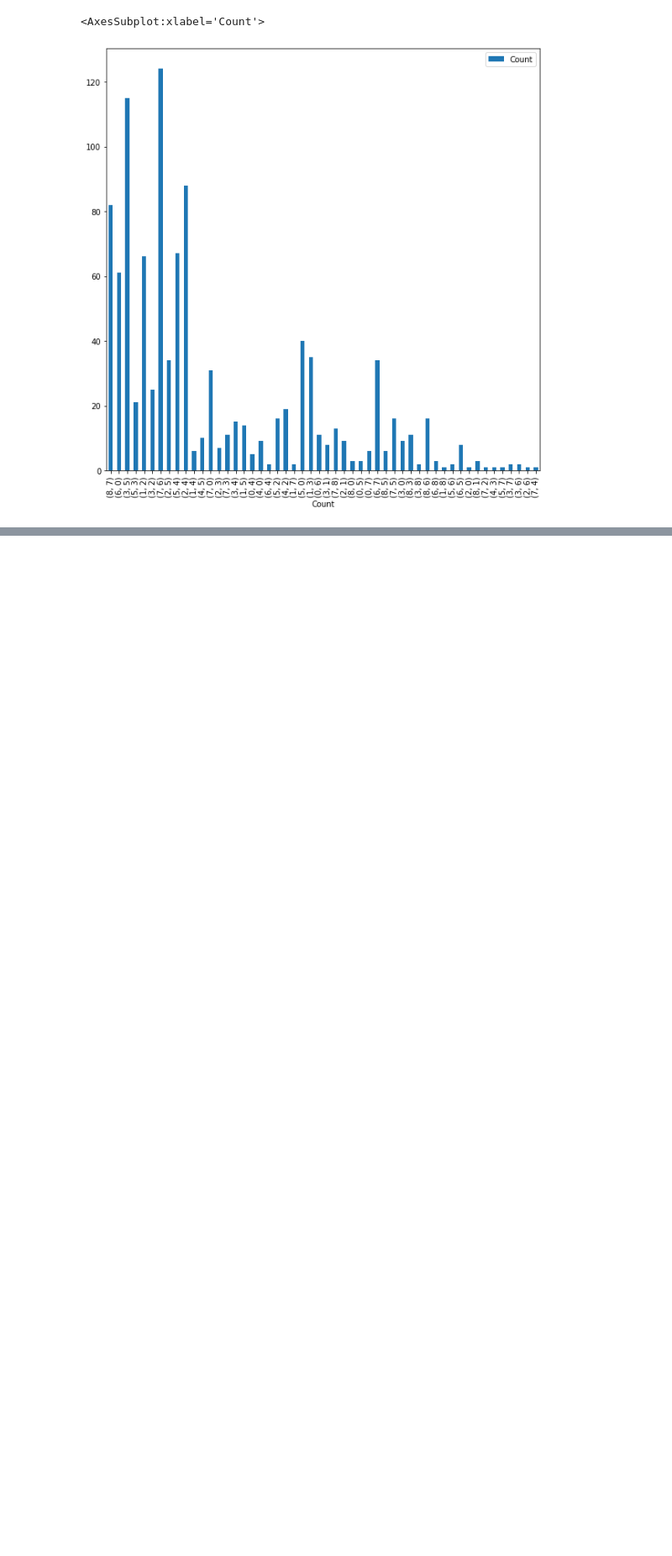
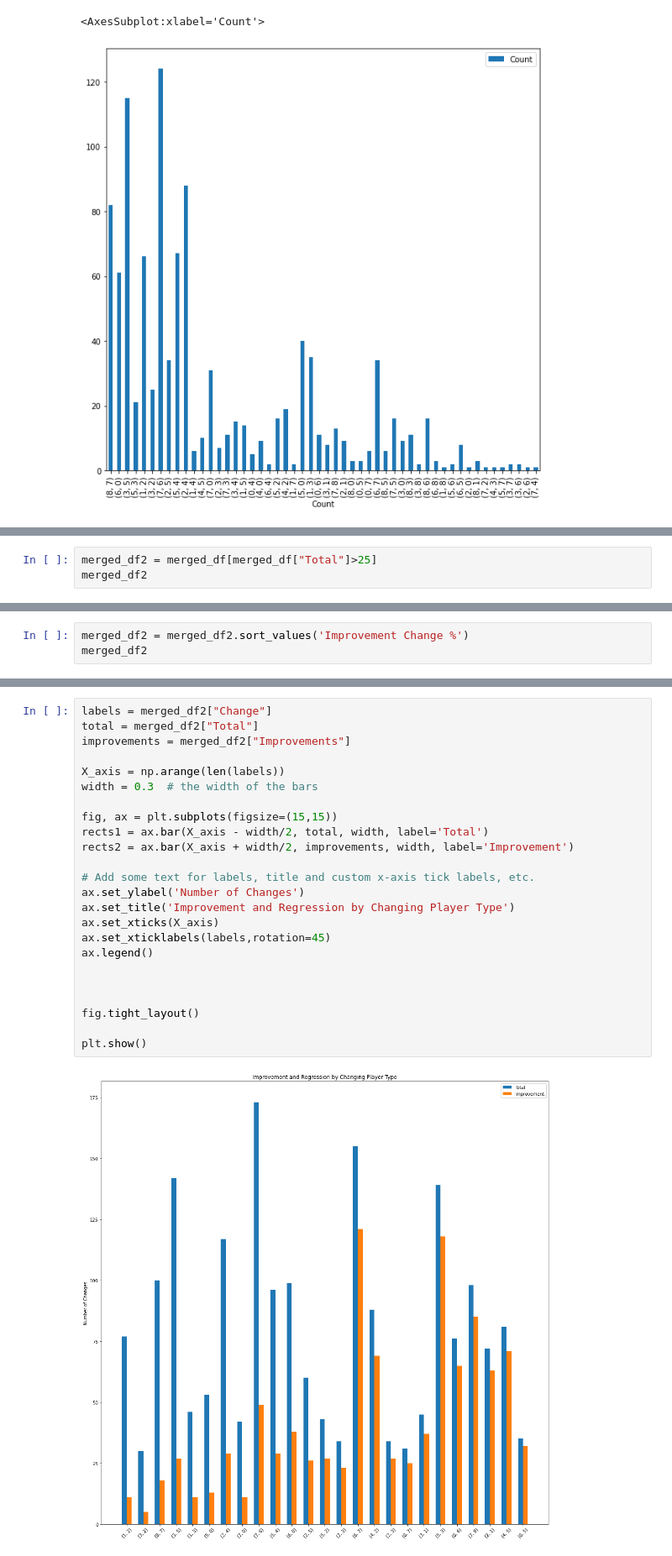
Before and after one commit to joshb738/NBA_Player_Analysis, a Jupyter notebook: Machine_Learning/Timeseries_df.ipynb, the cells around one changed output, grey strips where cells are left out. Shown: that part at 84% size. Drawn from its saved outputs; the diff is of its cells as text; blank space fills up the shorter version.

```diff
--- a/Machine_Learning/Timeseries_df.ipynb
+++ b/Machine_Learning/Timeseries_df.ipynb
@@ -173,0 +279,3 @@ regressions_df.plot.bar(figsize=(10,10),x='Count', y='Number', label='Count')
+# %%
+merged_df2 = merged_df[merged_df["Total"]>25]
+merged_df2
@@ -173,0 +300,3 @@ regressions_df.plot.bar(figsize=(10,10),x='Count', y='Number', label='Count')
+# %%
+merged_df2 = merged_df2.sort_values('Improvement Change %')
+merged_df2
@@ -173,0 +321,26 @@ regressions_df.plot.bar(figsize=(10,10),x='Count', y='Number', label='Count')
+# %%
+labels = merged_df2["Change"]
+total = merged_df2["Total"]
+improvements = merged_df2["Improvements"]
+
+X_axis = np.arange(len(labels))
+width = 0.3  # the width of the bars
+
+fig, ax = plt.subplots(figsize=(15,15))
+rects1 = ax.bar(X_axis - width/2, total, width, label='Total')
+rects2 = ax.bar(X_axis + width/2, improvements, width, label='Improvement')
+
+# Add some text for labels, title and custom x-axis tick labels, etc.
+ax.set_ylabel('Number of Changes')
+ax.set_title('Improvement and Regression by Changing Player Type')
+ax.set_xticks(X_axis)
+ax.set_xticklabels(labels,rotation=45)
+ax.legend()
+
+
+
+fig.tight_layout()
+
+plt.show()
+# %% [output]
+[figure, added]
```
Also changed, not shown: parts of 14 cells of this notebook, 2 other files.
